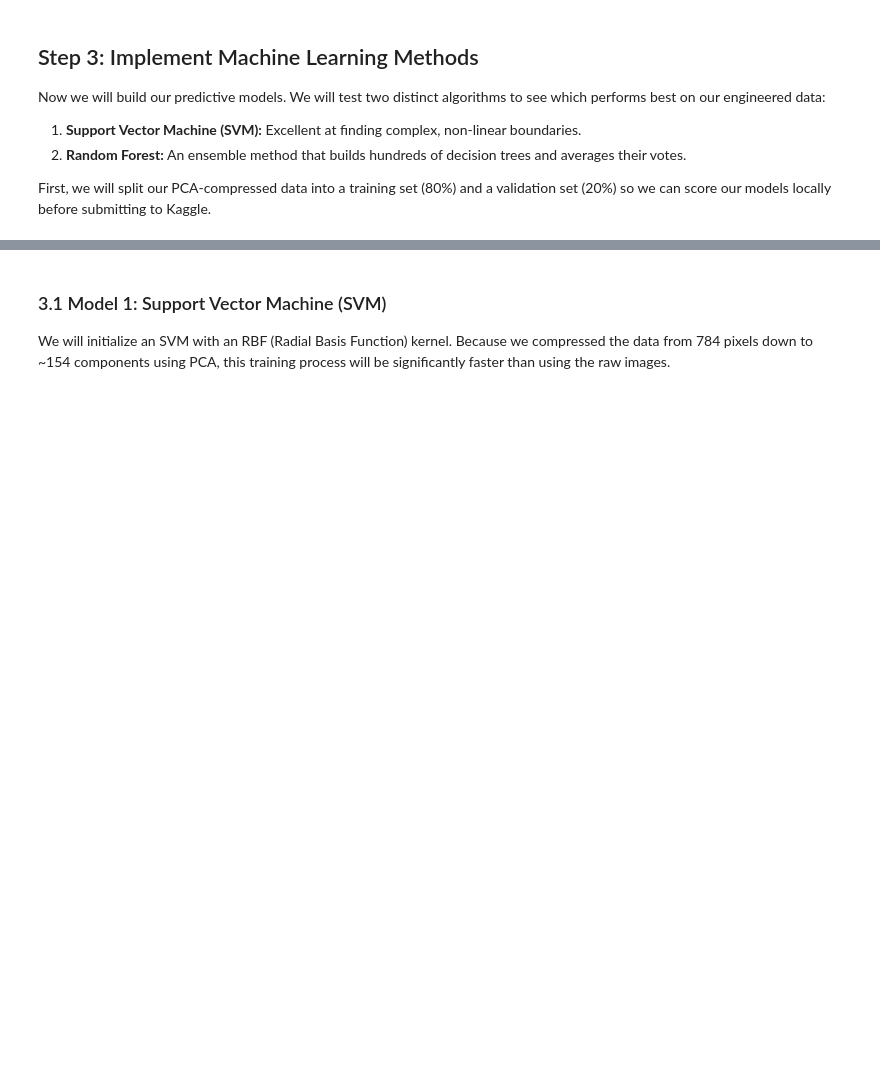
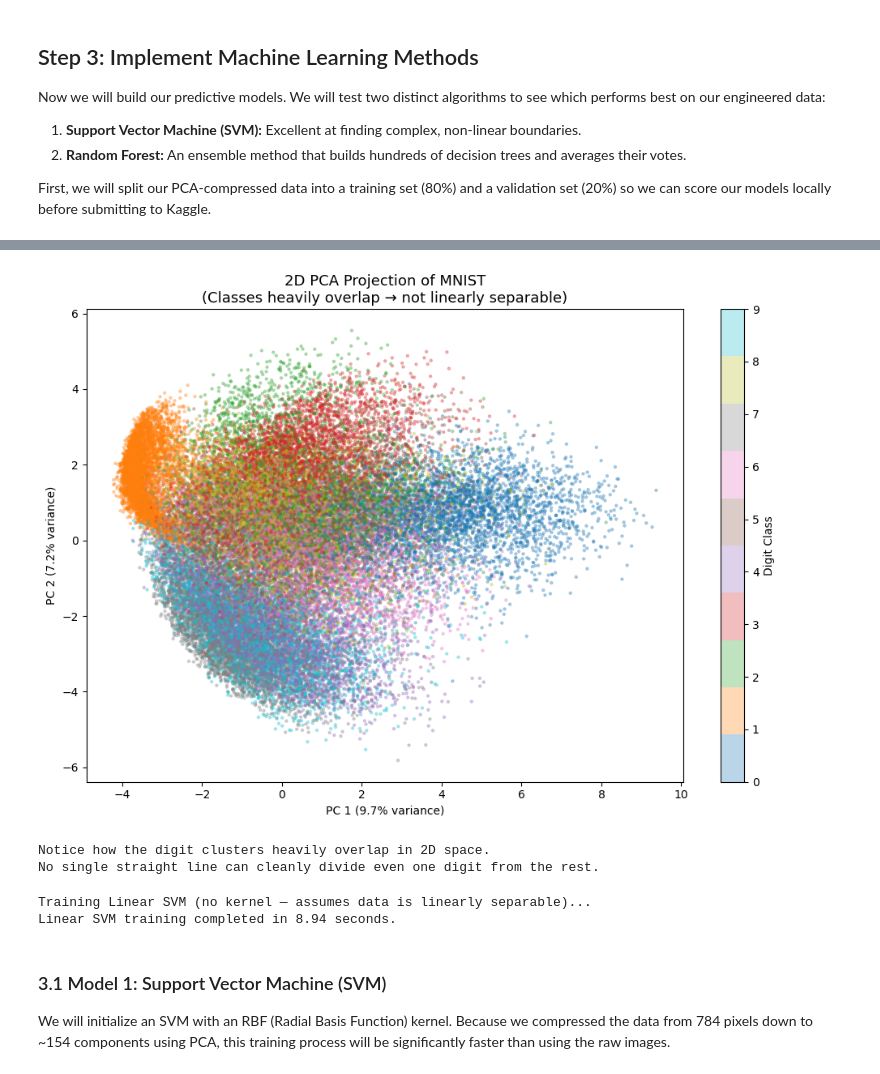
Before and after one commit to Priyank2001/FOML, a Jupyter notebook: program.ipynb, the cells around one changed output, grey strips where cells are left out. Saved outputs shown, nothing was run; the diff lists cells and outputs as text; code cells hidden in the pictures; blank space fills up the shorter version.

```diff
--- a/program.ipynb
+++ b/program.ipynb
@@ -212,3 +224,43 @@ Number of features per image: 154 (Thanks, PCA!)
+# %%
+# --- Visual Proof: 2D PCA Scatter Plot ---
+# Project down to just 2 components so we can draw a 2D plot
+pca_2d = PCA(n_components=2, random_state=42)
+X_2d = pca_2d.fit_transform(X_scaled)
+
+plt.figure(figsize=(10, 7))
+scatter = plt.scatter(X_2d[:, 0], X_2d[:, 1], c=y, cmap='tab10', alpha=0.3, s=5)
+plt.colorbar(scatter, label='Digit Class')
+plt.title('2D PCA Projection of MNIST\n(Classes heavily overlap → not linearly separable)', fontsize=13)
+plt.xlabel(f'PC 1 ({pca_2d.explained_variance_ratio_[0]*100:.1f}% variance)')
+plt.ylabel(f'PC 2 ({pca_2d.explained_variance_ratio_[1]*100:.1f}% variance)')
+plt.tight_layout()
+plt.show()
+
+print("Notice how the digit clusters heavily overlap in 2D space.")
+print("No single straight line can cleanly divide even one digit from the rest.")
+# %% [output]
+[figure, added]
+Notice how the digit clusters heavily overlap in 2D space.
+No single straight line can cleanly divide even one digit from the rest.
+# %%
+# --- Empirical Proof: Linear SVM ---
+from sklearn.svm import LinearSVC
+import time
+from sklearn.metrics import accuracy_score
+
+print("Training Linear SVM (no kernel — assumes data is linearly separable)...")
+linear_svm = LinearSVC(C=1.0, max_iter=2000, random_state=42)
+
+start_time = time.time()
+linear_svm.fit(X_train, y_train)
+linear_svm_time = time.time() - start_time
+print(f"Linear SVM training completed in {linear_svm_time:.2f} seconds.")
+
+linear_preds = linear_svm.predict(X_val)
+linear_accuracy = accuracy_score(y_val, linear_preds)
+# %% [output]
+Training Linear SVM (no kernel — assumes data is linearly separable)...
+Linear SVM training completed in 8.94 seconds.
 # %% [markdown]
 ### 3.1 Model 1: Support Vector Machine (SVM)
 We will initialize an SVM with an RBF (Radial Basis Function) kernel. Because we compressed the data from 784 pixels down to ~154 components using PCA, this training process will be significantly faster than using the raw images.
```
Also changed, not shown: parts of 25 cells of this notebook, 7 other files.
